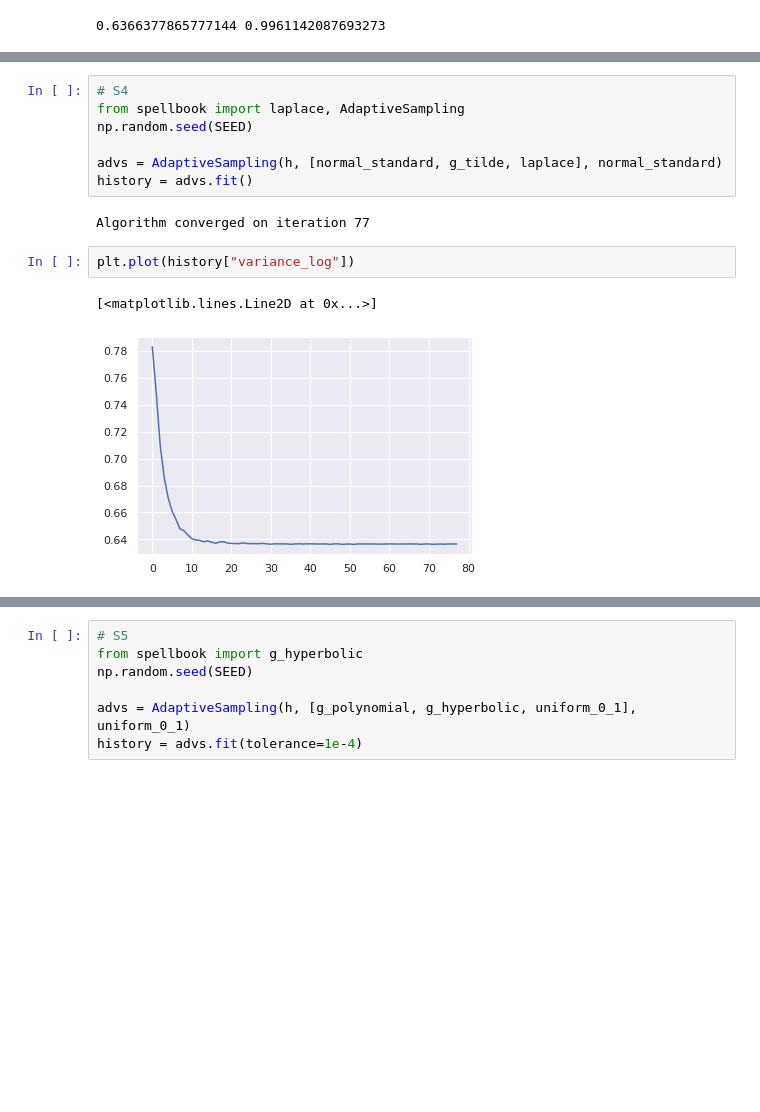
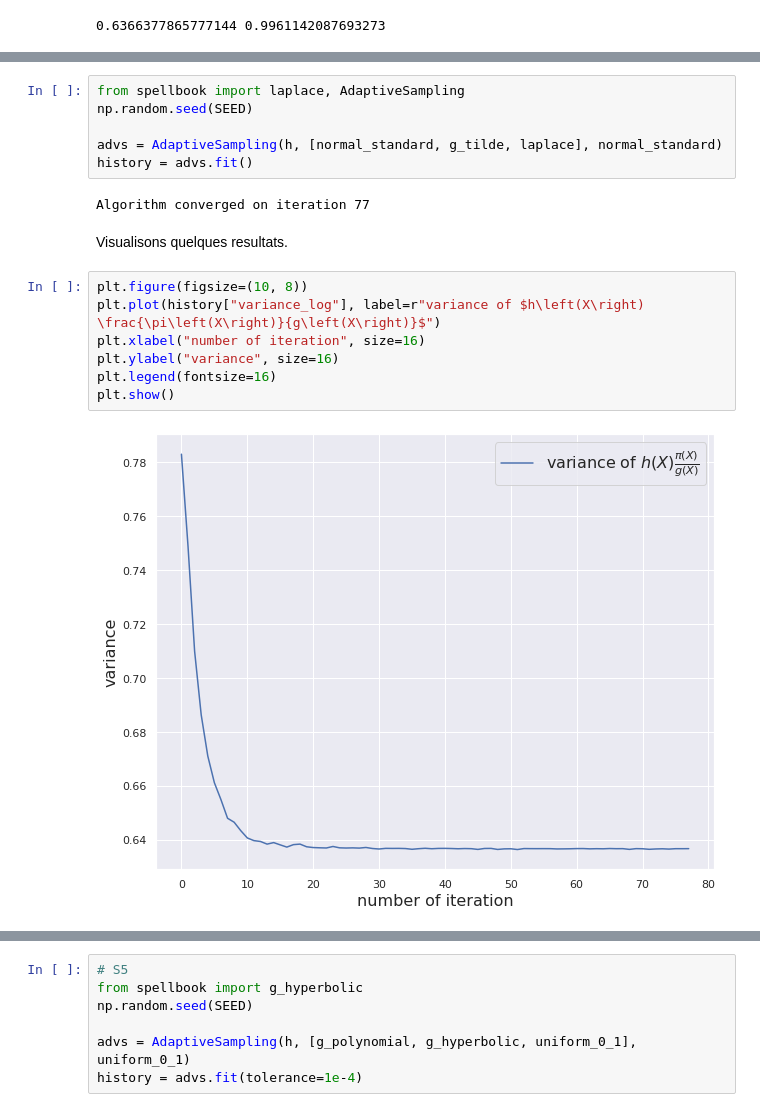
Before and after one commit to stdereka/MAP361P, a Jupyter notebook: project.ipynb, the cells around one changed output, grey strips where cells are left out. Cells and saved outputs as stored; diff of their text form; blank space fills up the shorter version.

```diff
--- a/project.ipynb
+++ b/project.ipynb
@@ -164,5 +177,4 @@ print(estimated_tilde.var(), estimated_normal.var())
 # %%
-# S4
 from spellbook import laplace, AdaptiveSampling
 np.random.seed(SEED)
 
@@ -170,9 +182,15 @@ advs = AdaptiveSampling(h, [normal_standard, g_tilde, laplace], normal_standard)
 history = advs.fit()
 # %% [output]
 Algorithm converged on iteration 77
-# %%
-plt.plot(history["variance_log"])
-# %% [output]
-[<matplotlib.lines.Line2D at 0x...>]
-[figure, removed]
+# %% [markdown]
+Visualisons quelques resultats.
+# %%
+plt.figure(figsize=(10, 8))
+plt.plot(history["variance_log"], label=r"variance of $h\left(X\right) \frac{\pi\left(X\right)}{g\left(X\right)}$")
+plt.xlabel("number of iteration", size=16)
+plt.ylabel("variance", size=16)
+plt.legend(fontsize=16)
+plt.show()
+# %% [output]
+[figure, added]
 # %%
```
Also changed, not shown: parts of 5 cells of this notebook.
